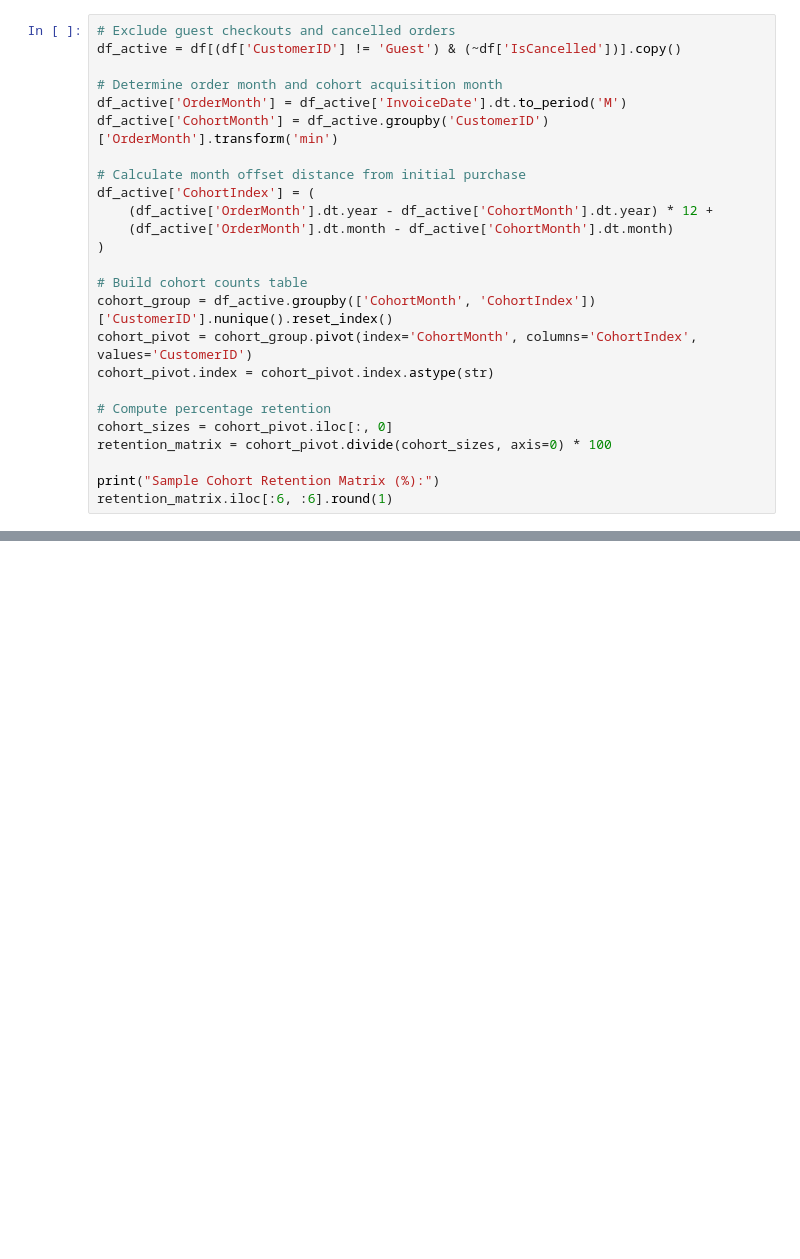
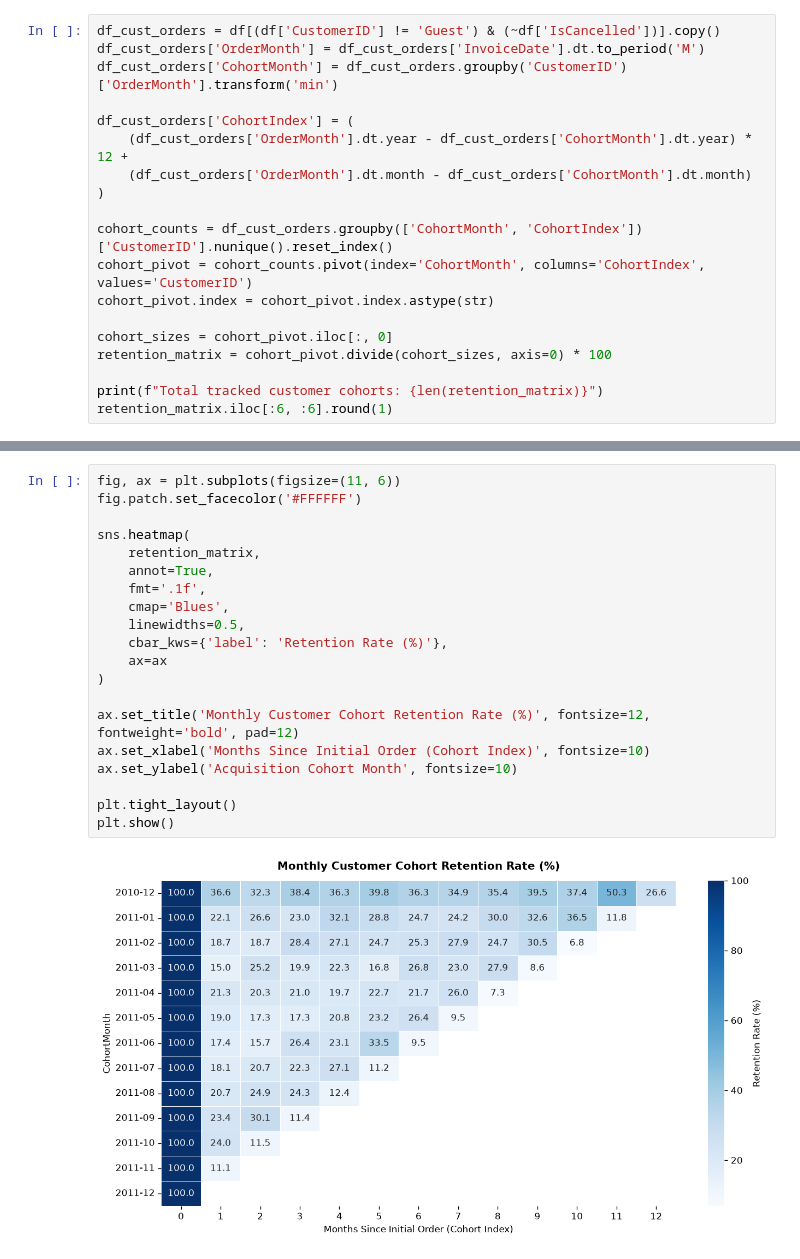
Before and after one commit to haydermuhib/02_user_cohort_rfm_analytics, a Jupyter notebook: notebooks/01_cohort_retention_and_rfm_eda.ipynb, the cells around one changed output, grey strips where cells are left out. Cells and saved outputs as stored; diff of their text form; blank space fills up the shorter version.

```diff
--- a/notebooks/01_cohort_retention_and_rfm_eda.ipynb
+++ b/notebooks/01_cohort_retention_and_rfm_eda.ipynb
@@ -61,25 +127,19 @@ We group customers by their first purchase month (acquisition cohort) and measur
 # %%
-# Exclude guest checkouts and cancelled orders
-df_active = df[(df['CustomerID'] != 'Guest') & (~df['IsCancelled'])].copy()
+df_cust_orders = df[(df['CustomerID'] != 'Guest') & (~df['IsCancelled'])].copy()
+df_cust_orders['OrderMonth'] = df_cust_orders['InvoiceDate'].dt.to_period('M')
+df_cust_orders['CohortMonth'] = df_cust_orders.groupby('CustomerID')['OrderMonth'].transform('min')
 
-# Determine order month and cohort acquisition month
-df_active['OrderMonth'] = df_active['InvoiceDate'].dt.to_period('M')
-df_active['CohortMonth'] = df_active.groupby('CustomerID')['OrderMonth'].transform('min')
-
-# Calculate month offset distance from initial purchase
-df_active['CohortIndex'] = (
-    (df_active['OrderMonth'].dt.year - df_active['CohortMonth'].dt.year) * 12 +
-    (df_active['OrderMonth'].dt.month - df_active['CohortMonth'].dt.month)
+df_cust_orders['CohortIndex'] = (
+    (df_cust_orders['OrderMonth'].dt.year - df_cust_orders['CohortMonth'].dt.year) * 12 +
+    (df_cust_orders['OrderMonth'].dt.month - df_cust_orders['CohortMonth'].dt.month)
 )
 
-# Build cohort counts table
-cohort_group = df_active.groupby(['CohortMonth', 'CohortIndex'])['CustomerID'].nunique().reset_index()
-cohort_pivot = cohort_group.pivot(index='CohortMonth', columns='CohortIndex', values='CustomerID')
+cohort_counts = df_cust_orders.groupby(['CohortMonth', 'CohortIndex'])['CustomerID'].nunique().reset_index()
+cohort_pivot = cohort_counts.pivot(index='CohortMonth', columns='CohortIndex', values='CustomerID')
 cohort_pivot.index = cohort_pivot.index.astype(str)
 
-# Compute percentage retention
 cohort_sizes = cohort_pivot.iloc[:, 0]
 retention_matrix = cohort_pivot.divide(cohort_sizes, axis=0) * 100
 
-print("Sample Cohort Retention Matrix (%):")
+print(f"Total tracked customer cohorts: {len(retention_matrix)}")
 retention_matrix.iloc[:6, :6].round(1)
@@ -91,0 +159,22 @@ We aggregate purchase history per customer and assign quintile scores (1 to 5) a
+# %%
+fig, ax = plt.subplots(figsize=(11, 6))
+fig.patch.set_facecolor('#FFFFFF')
+
+sns.heatmap(
+    retention_matrix,
+    annot=True,
+    fmt='.1f',
+    cmap='Blues',
+    linewidths=0.5,
+    cbar_kws={'label': 'Retention Rate (%)'},
+    ax=ax
+)
+
+ax.set_title('Monthly Customer Cohort Retention Rate (%)', fontsize=12, fontweight='bold', pad=12)
+ax.set_xlabel('Months Since Initial Order (Cohort Index)', fontsize=10)
+ax.set_ylabel('Acquisition Cohort Month', fontsize=10)
+
+plt.tight_layout()
+plt.show()
+# %% [output]
+[figure, added]
```
Also changed, not shown: parts of 23 cells of this notebook, 13 other files.
